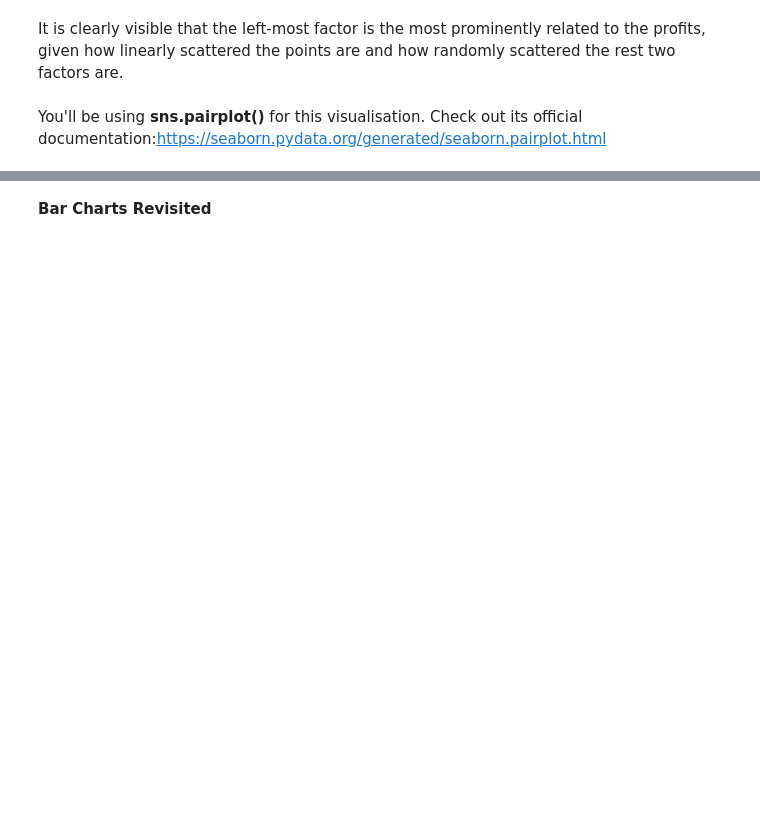
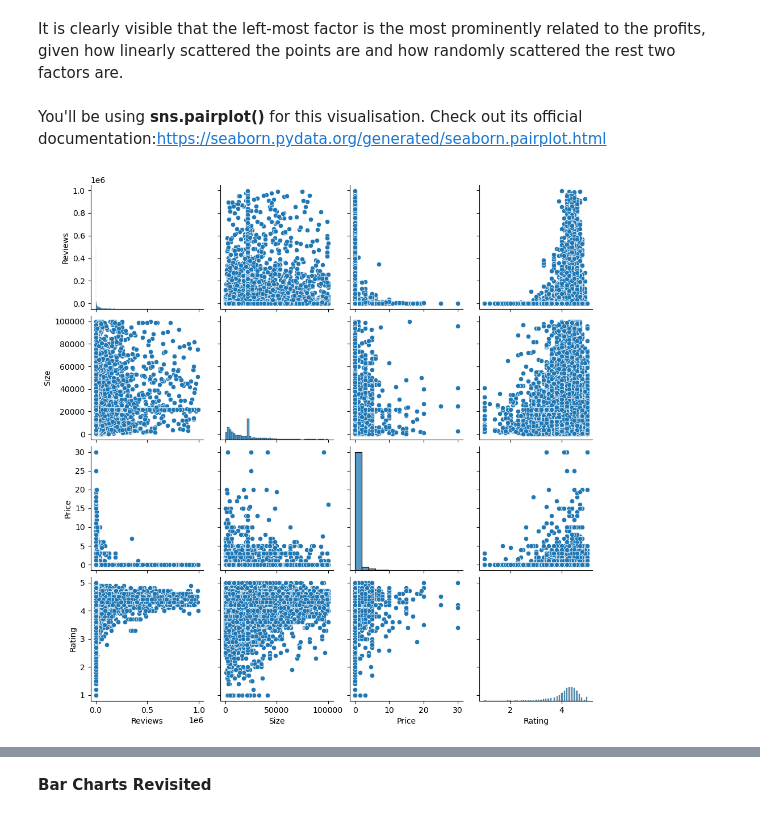
Before and after one commit to saishankar2748/Data-Analysis, a Jupyter notebook: Case Study Google Playstore apps/Data Visualisation in Python - Case Study.ipynb, the cells around one changed output, grey strips where cells are left out. Saved outputs shown, nothing was run; the diff lists cells and outputs as text; code cells hidden in the pictures; blank space fills up the shorter version.

Commit message:
reg plots,heatmap

```diff
--- a/Case Study Google Playstore apps/Data Visualisation in Python - Case Study.ipynb
+++ b/Case Study Google Playstore apps/Data Visualisation in Python - Case Study.ipynb
@@ -944,3 +944,7 @@ It is clearly visible that the left-most factor is the most prominently related
 You'll be using **sns.pairplot()** for this visualisation. Check out its official documentation:https://seaborn.pydata.org/generated/seaborn.pairplot.html
 # %%
 ## Create a pair plot for Reviews, Size, Price and Rating
+sns.pairplot(inp1[['Reviews','Size','Price','Rating']])
+plt.show()
+# %% [output]
+[figure, added]
```
Also changed, not shown: parts of 32 cells of this notebook.
